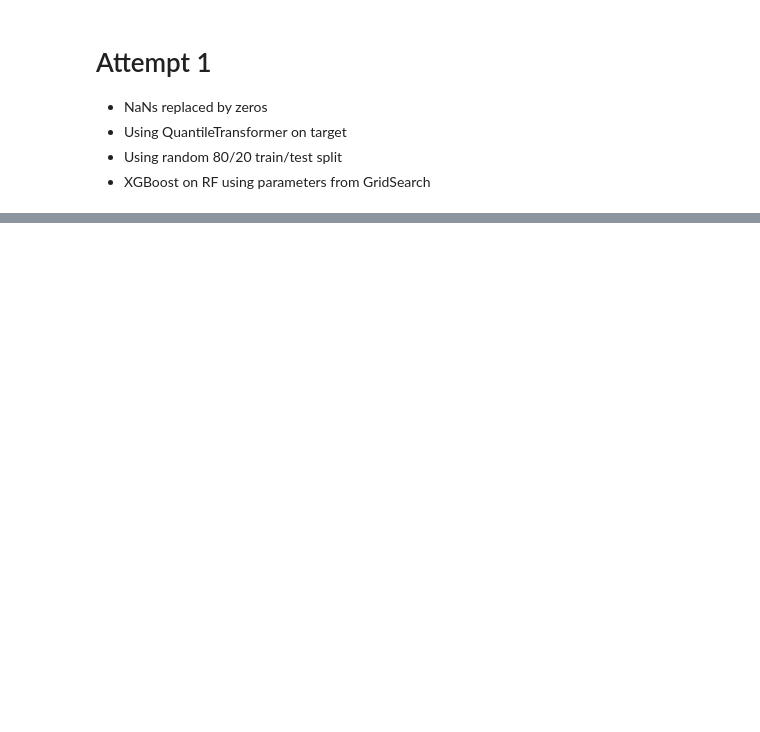
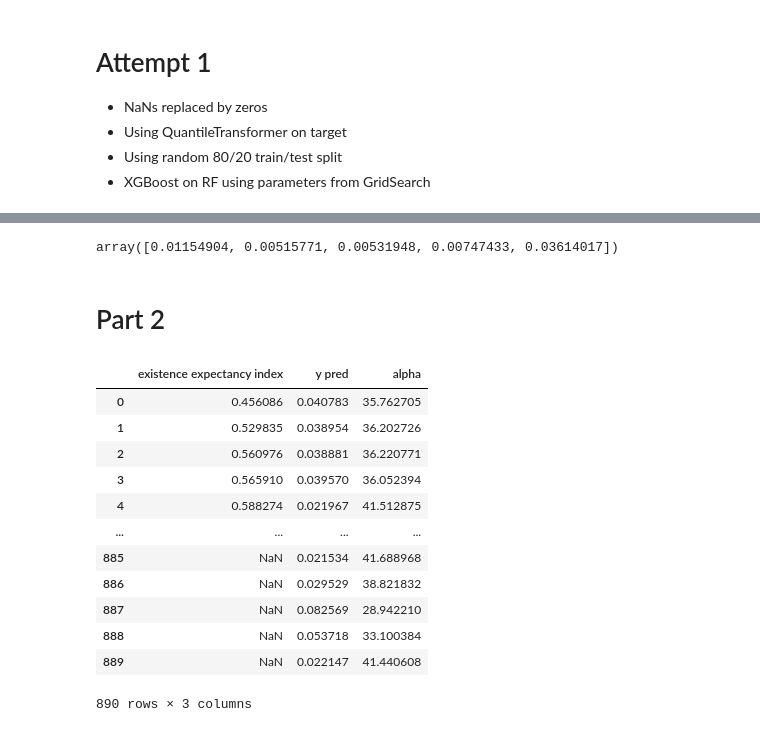
Before and after one commit to D1nay/prohack2020, a Jupyter notebook: Attempt_1.ipynb, the cells around one changed output, grey strips where cells are left out. Cells and saved outputs as stored; diff of their text form; code cells hidden in the pictures; blank space fills up the shorter version.

```diff
--- a/Attempt_1.ipynb
+++ b/Attempt_1.ipynb
@@ -100,0 +137,4 @@ print(MSE(y_test, XGB.predict(X_test))**0.5)
+# %%
+cvs
+# %% [output]
+array([0.01154904, 0.00515771, 0.00531948, 0.00747433, 0.03614017])
@@ -100,0 +143,2 @@ print(MSE(y_test, XGB.predict(X_test))**0.5)
+# %% [markdown]
+# Part 2
@@ -100,0 +157,16 @@ print(MSE(y_test, XGB.predict(X_test))**0.5)
+# %%
+p2slice
+# %% [output]
+|  | existence expectancy index | y pred | alpha |
+| 0 | 0.456086 | 0.040783 | 35.762705 |
+| 1 | 0.529835 | 0.038954 | 36.202726 |
+| 2 | 0.560976 | 0.038881 | 36.220771 |
+| 3 | 0.565910 | 0.039570 | 36.052394 |
+| 4 | 0.588274 | 0.021967 | 41.512875 |
+| ... | ... | ... | ... |
+| 885 | NaN | 0.021534 | 41.688968 |
+| 886 | NaN | 0.029529 | 38.821832 |
+| 887 | NaN | 0.082569 | 28.942210 |
+| 888 | NaN | 0.053718 | 33.100384 |
+| 889 | NaN | 0.022147 | 41.440608 |
+890 rows × 3 columns
```
Also changed, not shown: parts of 18 cells of this notebook, 4 other files.
